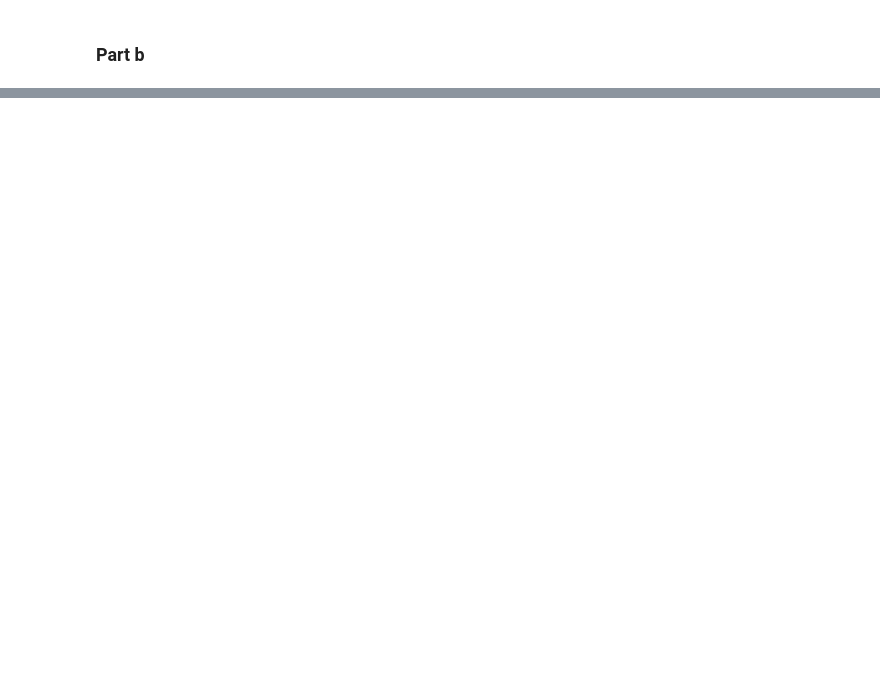
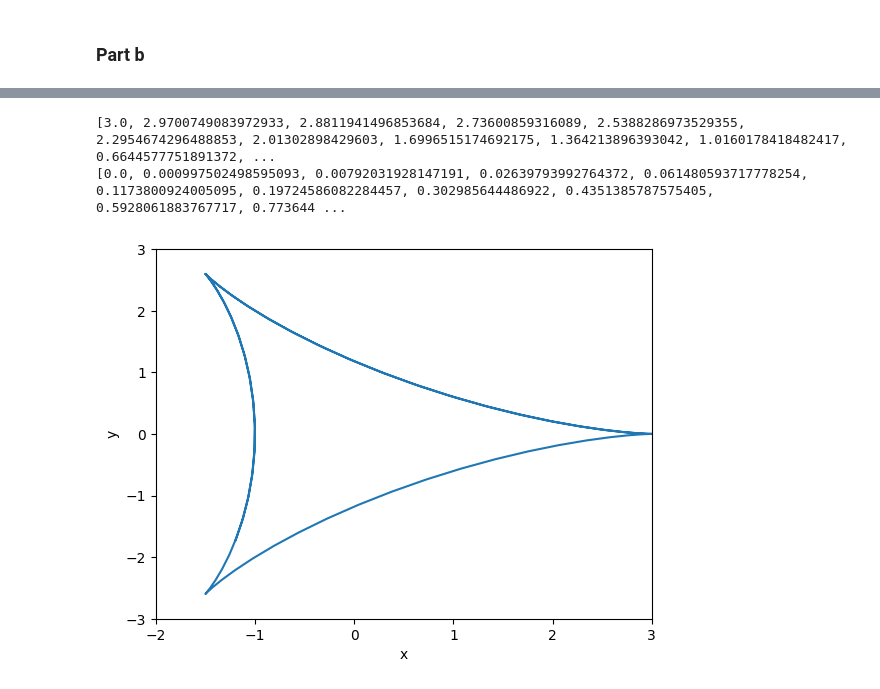
Before and after one commit to kkakadiya6/Homework-3, a Jupyter notebook: Homework_3.ipynb, the cells around one changed output, grey strips where cells are left out. Saved outputs shown, nothing was run; the diff lists cells and outputs as text; code cells hidden in the pictures; blank space fills up the shorter version.

```diff
--- a/Homework_3.ipynb
+++ b/Homework_3.ipynb
@@ -112,0 +242,31 @@ elif A % 2 == 0 and Z % 2 != 0:
+# %%
+import matplotlib.pyplot as plt
+import math
+import array
+import numpy as np
+
+def x(t):
+    return 2*(math.cos(t))+(math.cos(2*t))
+def y(t):
+    return 2*(math.sin(t))-(math.sin(2*t))
+
+X = []
+Y = []
+
+for i in np.arange(0.0, 10.0, 0.1):
+    X.append(x(i))
+    Y.append(y(i))
+print(X)
+print(Y)
+
+
+plt.plot(X,Y)
+plt.xlim(-2,3)
+plt.ylim(-3,3)
+plt.xlabel('x')
+plt.ylabel('y')
+plt.show()
+# %% [output]
+[3.0, 2.9700749083972933, 2.8811941496853684, 2.73600859316089, 2.5388286973529355, 2.2954674296488853, 2.01302898429603, 1.6996515174692175, 1.364213896393042, 1.0160178418482417, 0.6644577751891372, ...
+[0.0, 0.000997502498595093, 0.00792031928147191, 0.02639793992764372, 0.061480593717778254, 0.1173800924005095, 0.19724586082284457, 0.302985644486922, 0.4351385787575405, 0.5928061883767717, 0.773644 ...
+[figure, added]
```
Also changed, not shown: parts of 9 cells of this notebook.
